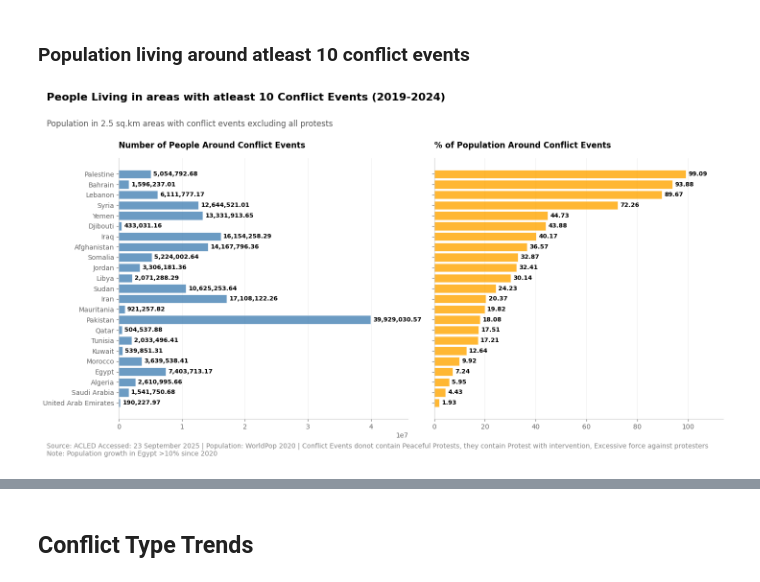
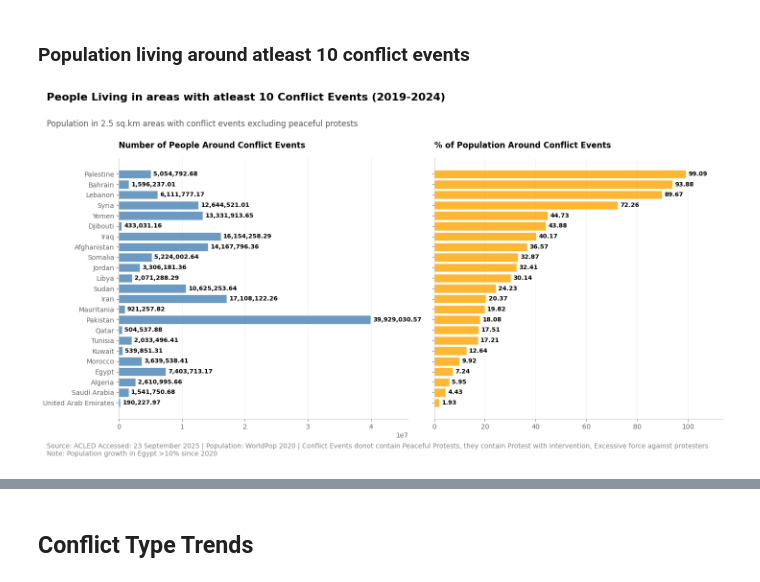
Before and after one commit to worldbank/MENA-FCV-economic-monitor, a Jupyter notebook: notebooks/conflict/acled.ipynb, the cells around one changed output, grey strips where cells are left out. Drawn from its saved outputs; the diff is of its cells as text; code cells hidden in the pictures.

```diff
--- a/notebooks/conflict/acled.ipynb
+++ b/notebooks/conflict/acled.ipynb
@@ -479,20 +479,20 @@ merged_min1['pc_population'] = 100*merged_min1['population']/merged_min1['totalP
 # %%
 import altair as alt
 alt.data_transformers.enable('json')
 alt.renderers.enable('default')
 
 plot_dual_metrics_by_country(
     data =merged_min1,
     metrics_to_plot =['population', 'pc_population'],
     metric_display_info = {'population': {'title': 'Number of People Around Conflict Events', 'color': 'steelblue'},
                            'pc_population': {'title': '% of Population Around Conflict Events', 'color': 'orange'}},
     sorting_metric = 'pc_population',
     overall_title = 'People Living in areas with atleast 10 Conflict Events (2019-2024)',
-    chart_subtitle='Population in 2.5 sq.km areas with conflict events excluding all protests',
+    chart_subtitle='Population in 2.5 sq.km areas with conflict events excluding peaceful protests',
     source_text = f'Source: ACLED Accessed: {extracted_date_formatted} | Population: WorldPop 2020 | Conflict Events donot contain Peaceful Protests, they contain Protest with intervention, Excessive force against protesters\nNote: Population growth in Egypt >10% since 2020'
 );
 # %% [output]
-[figure, old version]
+[figure, new version]
 # %%
 data
 # %% [output]
```
